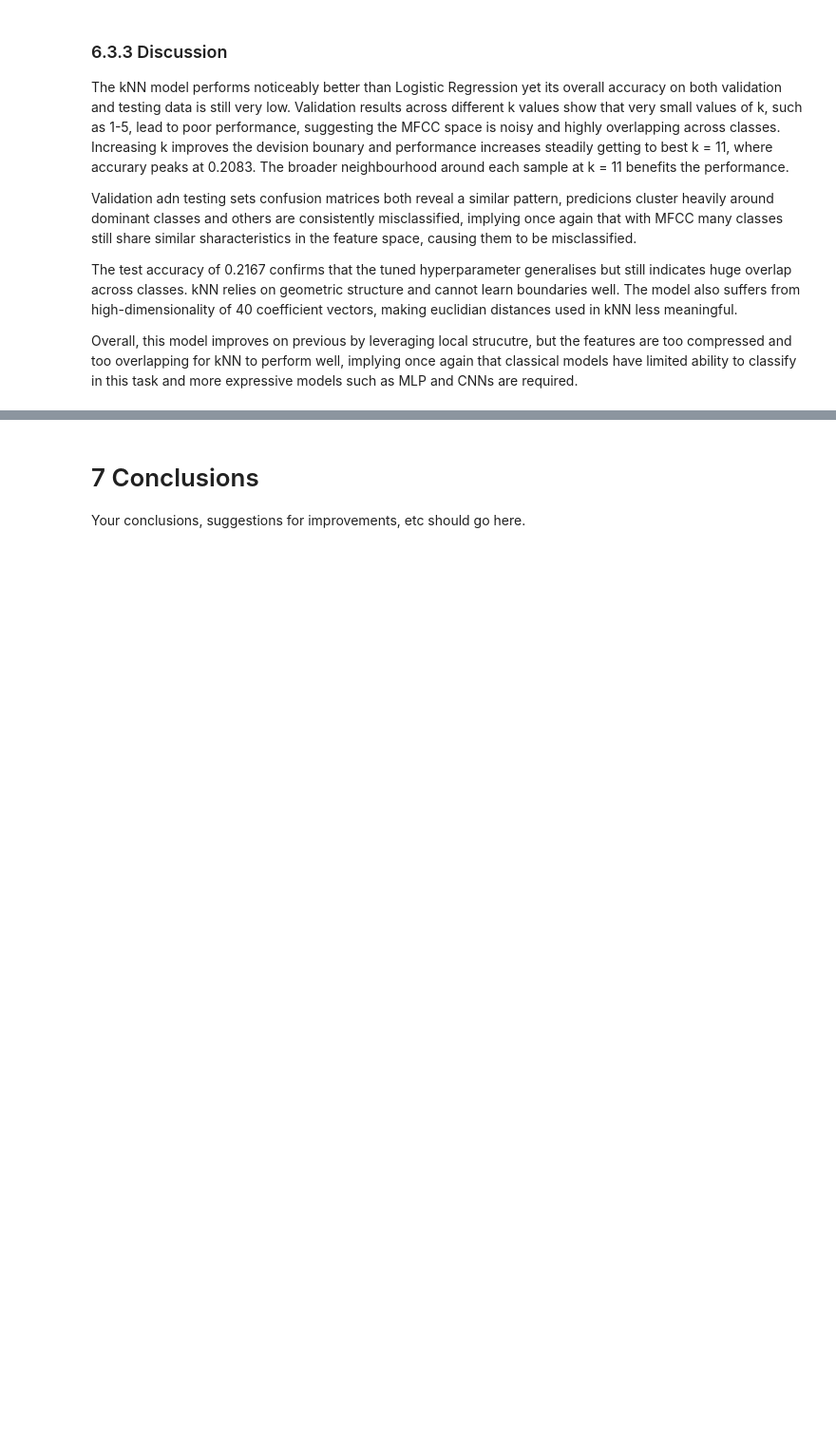
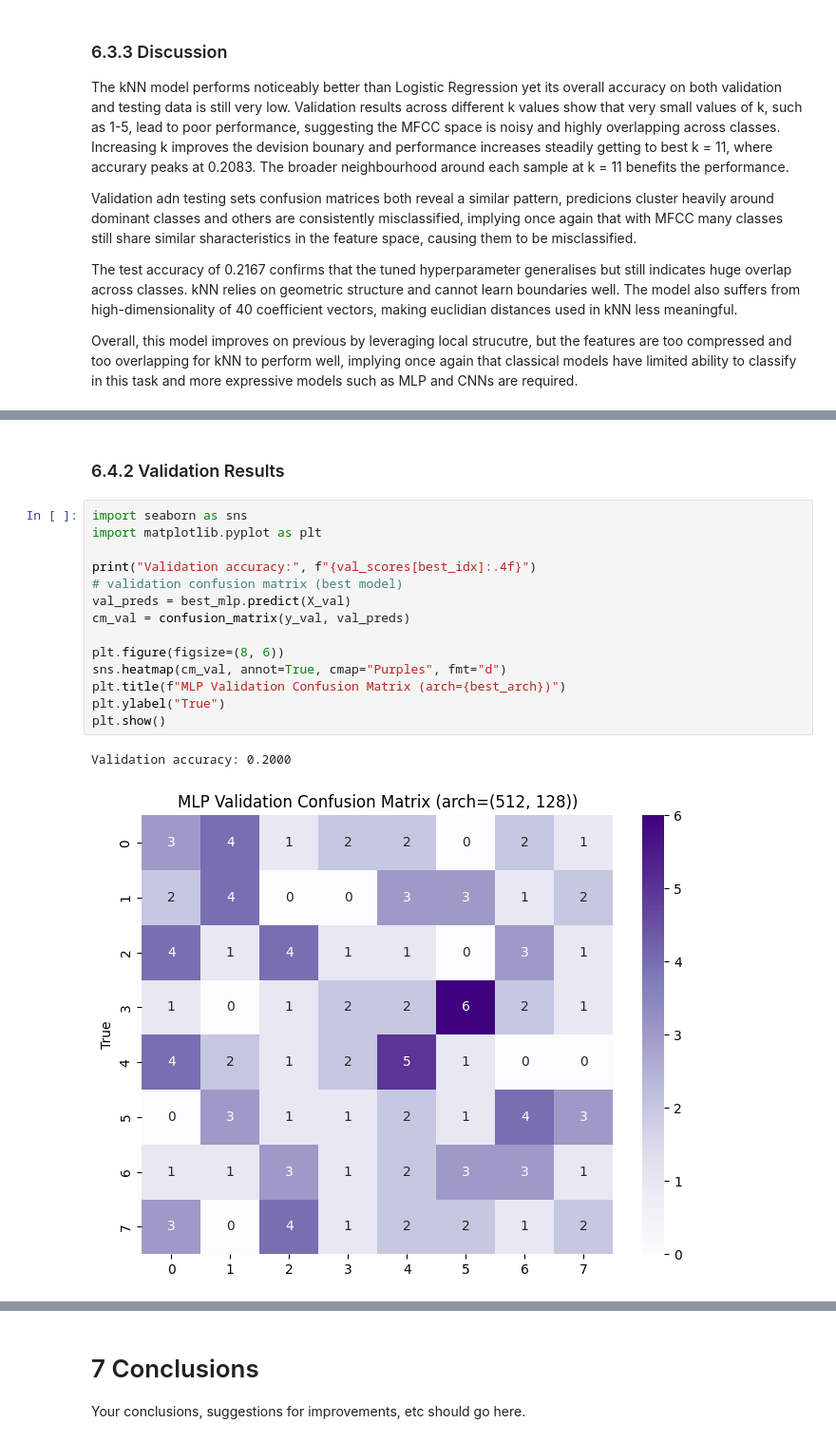
Before and after one commit to dgorbunova/ML-Hums-Whistles-Classification, a Jupyter notebook: notebook/ECS7020P_miniproject_2526.ipynb, the cells around one changed output, grey strips where cells are left out. Shown at 95% size. Cells and saved outputs as stored; diff of their text form; blank space fills up the shorter version.

```diff
--- a/notebook/ECS7020P_miniproject_2526.ipynb
+++ b/notebook/ECS7020P_miniproject_2526.ipynb
@@ -927,0 +996,19 @@ Overall, this model improves on previous by leveraging local strucutre, but the
+# %% [markdown]
+### 6.4.2 Validation Results
+# %%
+import seaborn as sns
+import matplotlib.pyplot as plt
+
+print("Validation accuracy:", f"{val_scores[best_idx]:.4f}")
+# validation confusion matrix (best model)
+val_preds = best_mlp.predict(X_val)
+cm_val = confusion_matrix(y_val, val_preds)
+
+plt.figure(figsize=(8, 6))
+sns.heatmap(cm_val, annot=True, cmap="Purples", fmt="d")
+plt.title(f"MLP Validation Confusion Matrix (arch={best_arch})")
+plt.ylabel("True")
+plt.show()
+# %% [output]
+Validation accuracy: 0.2000
+[figure, added]
```
Also changed, not shown: parts of 11 cells of this notebook, 2 other files.
